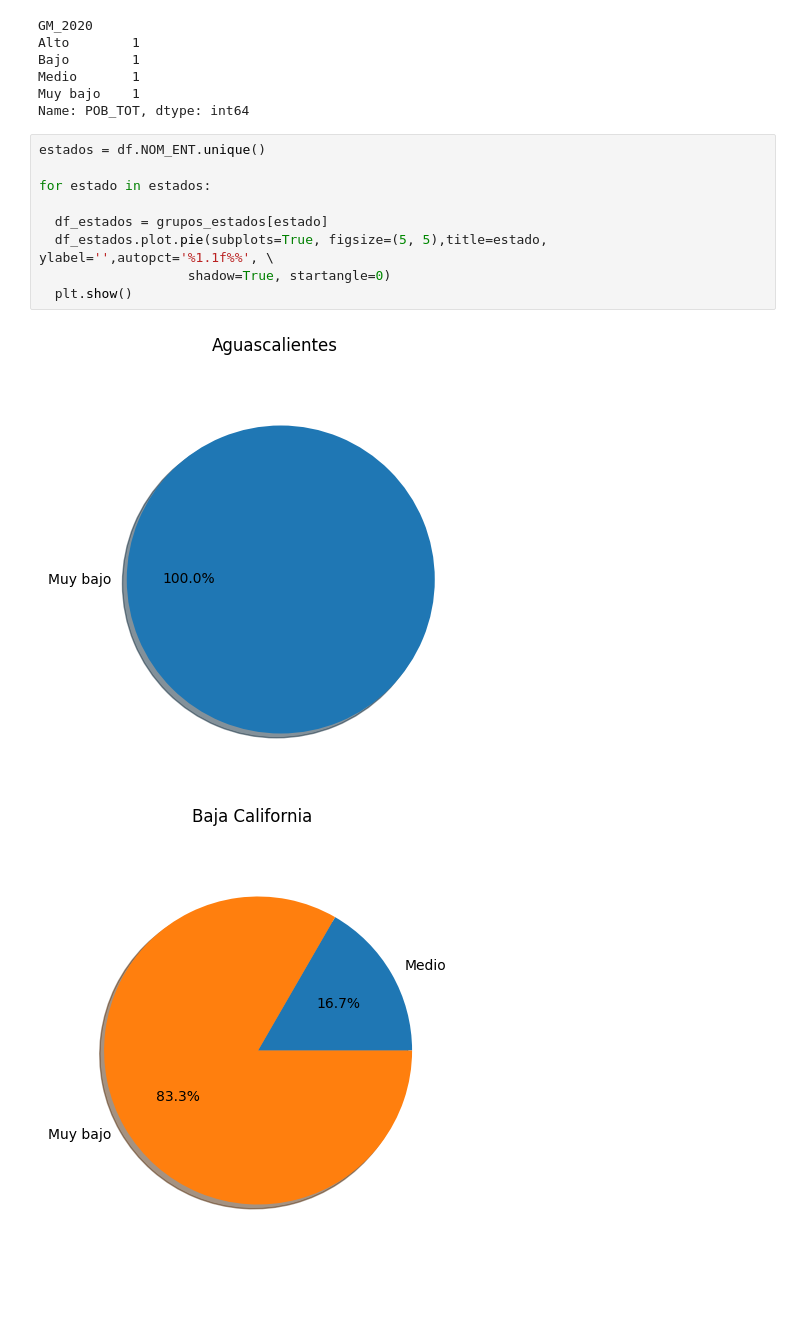
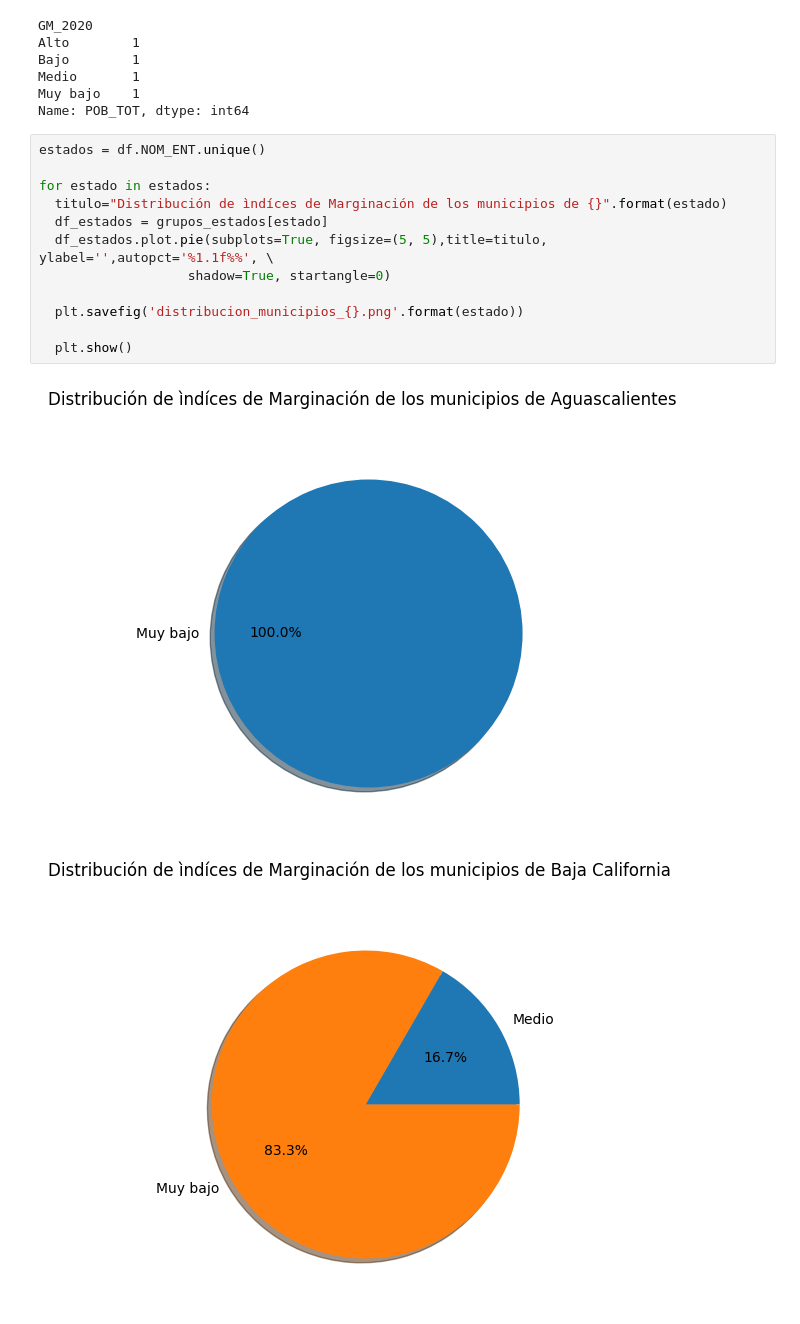
Before and after one commit to CuteLoop/MCD-Propedeutico, a Jupyter notebook: IndiceDeMarginalización.ipynb, the cells around one changed output. Drawn from its saved outputs; the diff is of its cells as text; blank space fills up the shorter version.

```diff
--- a/IndiceDeMarginalización.ipynb
+++ b/IndiceDeMarginalización.ipynb
@@ -277,12 +285,15 @@ Name: POB_TOT, dtype: int64
 # %%
 estados = df.NOM_ENT.unique()
 
 for estado in estados:
+  titulo="Distribución de ìndíces de Marginación de los municipios de {}".format(estado)
+  df_estados = grupos_estados[estado]
+  df_estados.plot.pie(subplots=True, figsize=(5, 5),title=titulo, ylabel='',autopct='%1.1f%%', \
+                   shadow=True, startangle=0)
 
-  df_estados = grupos_estados[estado]
-  df_estados.plot.pie(subplots=True, figsize=(5, 5),title=estado, ylabel='',autopct='%1.1f%%', \
-                   shadow=True, startangle=0)
+  plt.savefig('distribucion_municipios_{}.png'.format(estado))
+
   plt.show()
 # %% [output]
-[figure, old version]
+[figure, new version]
-[figure, old version]
+[figure, new version]
```
Also changed, not shown: parts of 11 cells of this notebook.
